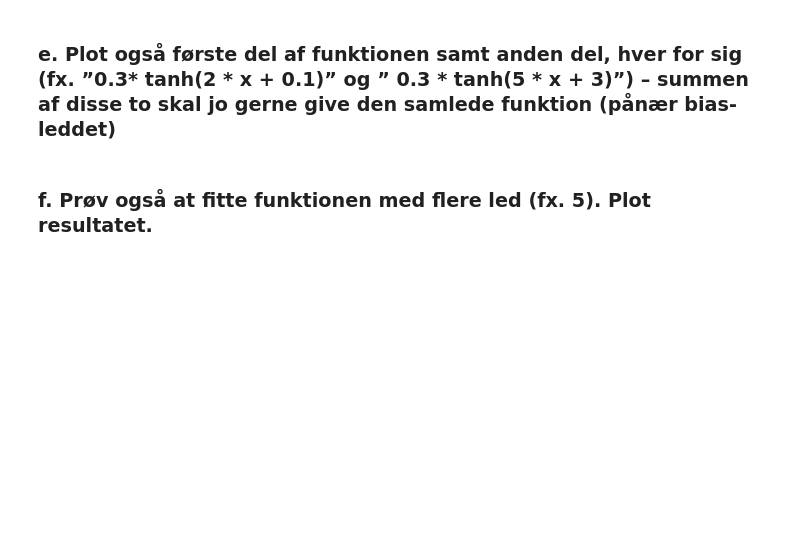
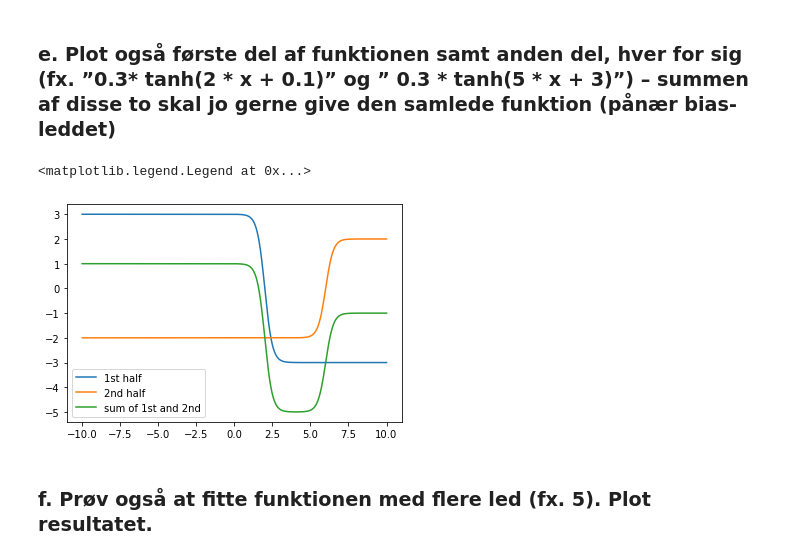
Before and after one commit to mortenhaahr/MAL, a Jupyter notebook: L06/L06.ipynb, the cells around one changed output. Drawn from its saved outputs; the diff is of its cells as text; code cells hidden in the pictures; blank space fills up the shorter version.

```diff
--- a/L06/L06.ipynb
+++ b/L06/L06.ipynb
@@ -57,4 +71,15 @@ Bias led:
 # %% [markdown]
 ### e. Plot også første del af funktionen samt anden del, hver for sig (fx. ”0.3* tanh(2 * x + 0.1)” og ” 0.3 * tanh(5 * x + 3)”) – summen af disse to skal jo gerne give den samlede funktion (pånær bias-leddet)
+# %%
+y1 = 3 * np.tanh(-2 * x + 4)
+y2 = -2 * np.tanh(-2 * x + 12) + 0
+
+plt.plot(x, y1, label=('1st half'))
+plt.plot(x, y2, label=('2nd half'))
+plt.plot(x, y1 + y2, label=('sum of 1st and 2nd'))
+plt.legend()
+# %% [output]
+<matplotlib.legend.Legend at 0x...>
+[figure, added]
 # %% [markdown]
 ### f. Prøv også at fitte funktionen med flere led (fx. 5). Plot resultatet.
```
Also changed, not shown: parts of 10 cells of this notebook, 2 other files.
